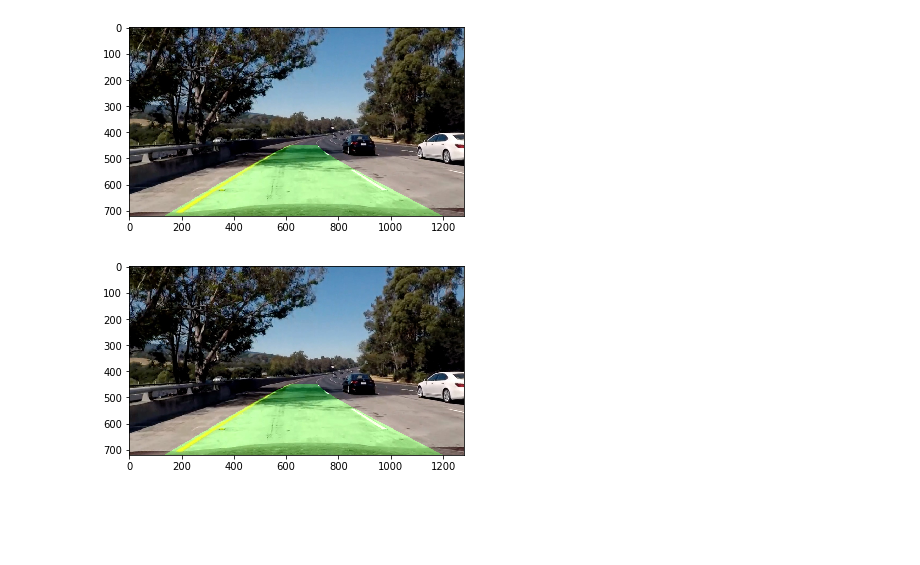
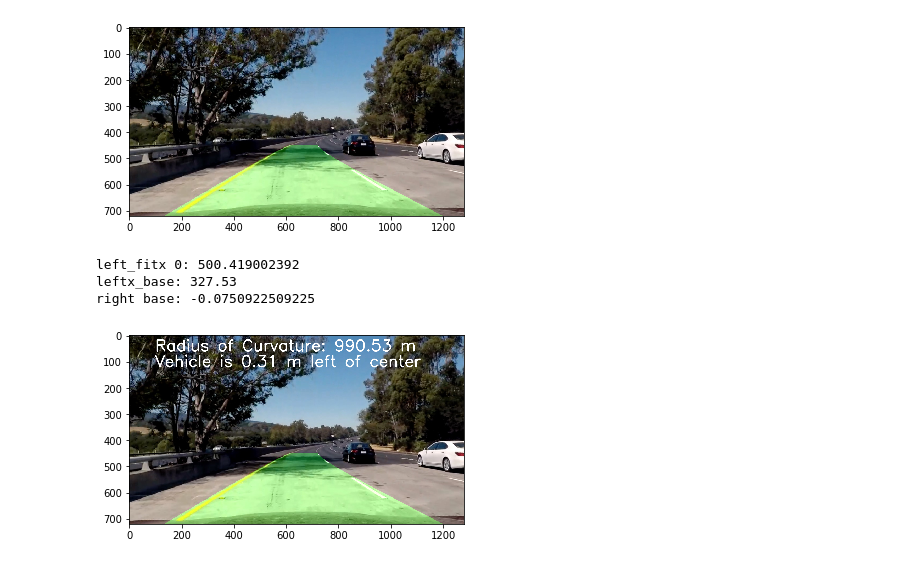
Before and after one commit to bryan0806/Udacity-CarND-Advanced-Lane-Lines, a Jupyter notebook: Project.ipynb, the cells around one changed output. Saved outputs shown, nothing was run; the diff lists cells and outputs as text; code cells hidden in the pictures; blank space fills up the shorter version.

Commit message:
Add text on the image / video for curvature and shift distance.

```diff
--- a/Project.ipynb
+++ b/Project.ipynb
@@ -706,7 +746,11 @@ for a,b,y,v in zip(image_list,warped_list,left_fitx_list,right_fitx_list):
 [figure]
 [figure]
 # %%
-def draw_lane(image,warped_im,left_fitx,right_fitx,leftx_base,rightx_base):
+def draw_lane(image,warped_im,left_fitx,right_fitx,curverad,car_shift_m):
+    print("left_fitx 0:",left_fitx[0])
+    print("leftx_base:",leftx_base)
+    print("right base:",rightx_base)
+
     undist = cv2.undistort(image, mtx, dist, None, mtx)
     #Four source coordinates
     src = np.float32([[710,450],[1135,655],[110,655],[560,450]])
@@ -742,13 +786,23 @@ def draw_lane(image,warped_im,left_fitx,right_fitx,leftx_base,rightx_base):
     # Combine the result with the original image
     result = cv2.addWeighted(undist, 1, newwarp, 0.3, 0)
 
+    font = cv2.FONT_HERSHEY_SIMPLEX
+    car_shift_m = round(car_shift_m,2)
+    result = cv2.putText(result,"Radius of Curvature: "+str(curverad)+" m ",(100,60), font, 2, (255,255,255), 3, cv2.LINE_AA)
+    if(car_shift_m>0):
+        result = cv2.putText(result,"Vehicle is "+ str(abs(car_shift_m)) +" m right of center" ,(100,120), font, 2, (255,255,255), 3, cv2.LINE_AA)
+    else:
+        result = cv2.putText(result,"Vehicle is "+ str(abs(car_shift_m)) +" m left of center" ,(100,120), font, 2, (255,255,255), 3, cv2.LINE_AA)
     return result
 # %%
-vvv=draw_lane(image,warped_im,left_fitx,right_fitx,leftx_base,rightx_base)
+vvv=draw_lane(image,warped_im,left_fitx,right_fitx,curverad,car_shift_m)
 plt.imshow(vvv)
 plt.show()
 # %% [output]
+left_fitx 0: 500.419002392
+leftx_base: 327.53
+right base: -0.0750922509225
-[figure, old version]
+[figure, new version]
 # %%
 # Import everything needed to edit/save/watch video clips
 from moviepy.editor import VideoFileClip
```
Also changed, not shown: parts of 8 cells of this notebook, 1 other file.
